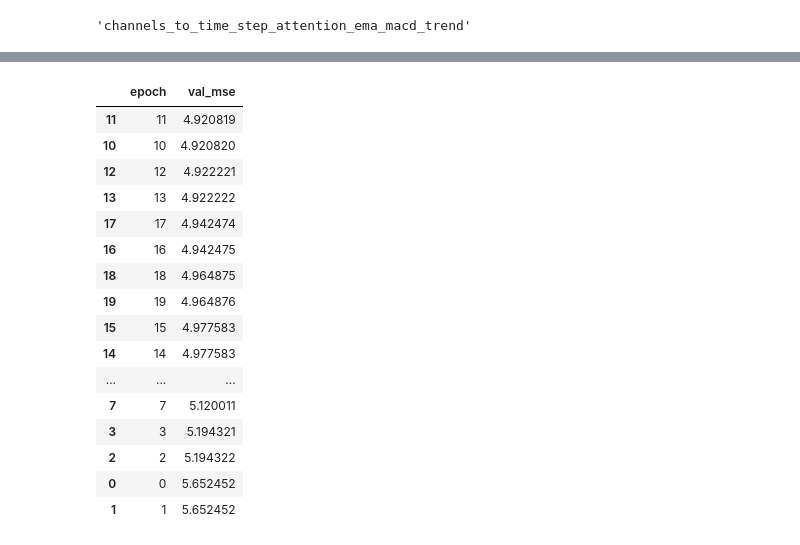
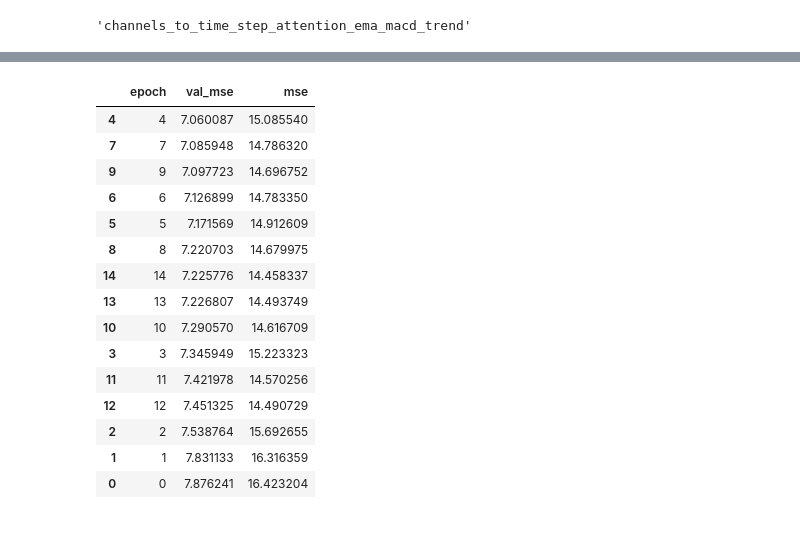
Before and after one commit to raming20/CNN-LSTM-predict-stock-price, a Jupyter notebook: data_analytics/CV_stock_market/train_model/model_use_train_and_test.ipynb, the cells around one changed output, grey strips where cells are left out. Cells and saved outputs as stored; diff of their text form; code cells hidden in the pictures.

```diff
--- a/data_analytics/CV_stock_market/train_model/model_use_train_and_test.ipynb
+++ b/data_analytics/CV_stock_market/train_model/model_use_train_and_test.ipynb
@@ -376,23 +382,22 @@ list_models = []
-# %%
-tracking_loss_callback.get_df_result()
-# %% [output]
-|  | epoch | val_mse |
-| 11 | 11 | 4.920819 |
-| 10 | 10 | 4.920820 |
-| 12 | 12 | 4.922221 |
-| 13 | 13 | 4.922222 |
-| 17 | 17 | 4.942474 |
-| 16 | 16 | 4.942475 |
-| 18 | 18 | 4.964875 |
-| 19 | 19 | 4.964876 |
-| 15 | 15 | 4.977583 |
-| 14 | 14 | 4.977583 |
-| ... | ... | ... |
-| 7 | 7 | 5.120011 |
-| 3 | 3 | 5.194321 |
-| 2 | 2 | 5.194322 |
-| 0 | 0 | 5.652452 |
-| 1 | 1 | 5.652452 |
+# %%
+df_result
+# %% [output]
+|  | epoch | val_mse | mse |
+| 4 | 4 | 7.060087 | 15.085540 |
+| 7 | 7 | 7.085948 | 14.786320 |
+| 9 | 9 | 7.097723 | 14.696752 |
+| 6 | 6 | 7.126899 | 14.783350 |
+| 5 | 5 | 7.171569 | 14.912609 |
+| 8 | 8 | 7.220703 | 14.679975 |
+| 14 | 14 | 7.225776 | 14.458337 |
+| 13 | 13 | 7.226807 | 14.493749 |
+| 10 | 10 | 7.290570 | 14.616709 |
+| 3 | 3 | 7.345949 | 15.223323 |
+| 11 | 11 | 7.421978 | 14.570256 |
+| 12 | 12 | 7.451325 | 14.490729 |
+| 2 | 2 | 7.538764 | 15.692655 |
+| 1 | 1 | 7.831133 | 16.316359 |
+| 0 | 0 | 7.876241 | 16.423204 |
 # %%
 if input("save model? (y/n): ").lower()[0] == "y":
     is_save_model_from_tmp = input("Save model from tmp file? (y/n): ").lower()[0] == "y"
```
Also changed, not shown: parts of 19 cells of this notebook, 54 other files.
